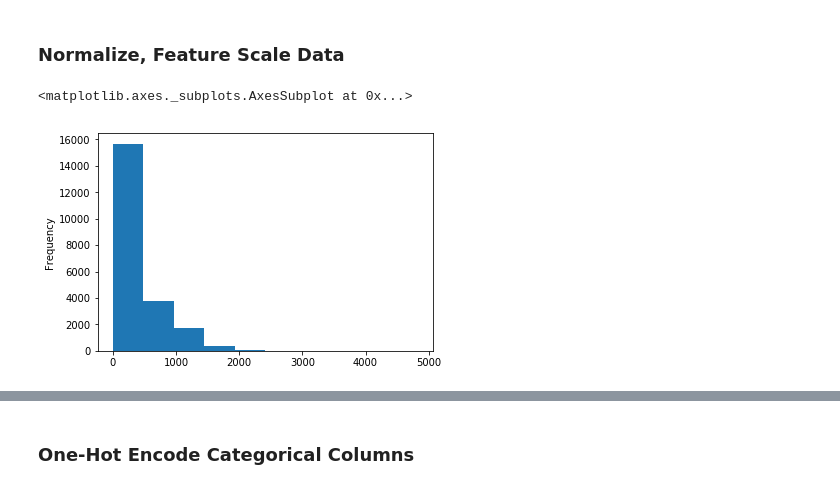
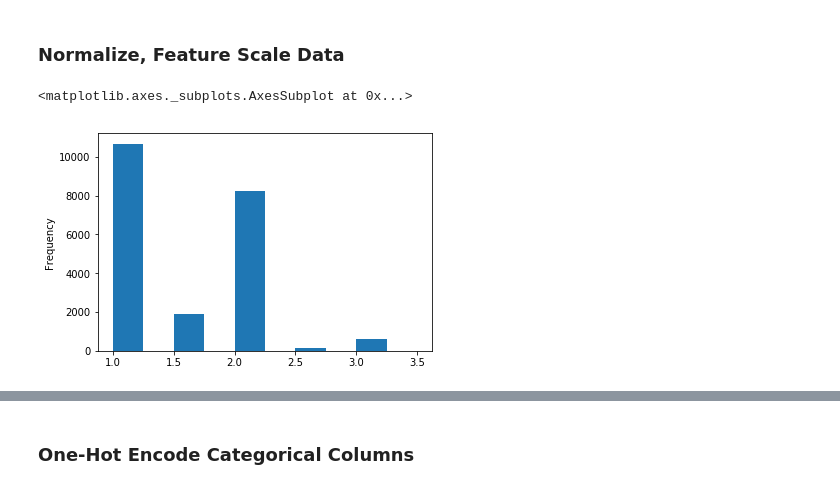
Before and after one commit to jsavory-94/dsc-1-final-project-online-ds-pt-021119, a Jupyter notebook: student.ipynb, the cells around one changed output, grey strips where cells are left out. Saved outputs shown, nothing was run; the diff lists cells and outputs as text; code cells hidden in the pictures.

```diff
--- a/student.ipynb
+++ b/student.ipynb
@@ -152,21 +133,21 @@ df
 # %%
 #---Check columns for normality---
 #price_plot = df.price.plot.hist()
 #price_plot.set_xlim(0,4000000) # Price data has a strong positive skew
 
 #bedrooms_plot = df.bedrooms.plot.hist()
 #bedrooms_plot.set_xlim(0,10) #Bedrooms data is positively skewed
 
 #sqft_lot_plot = df.sqft_lot.plot.hist()
 #sqft_lot_plot.set_xlim(0,500000) #Square foot lot data has strong positive skew
 
-#floors_plot = df.floors.plot.hist()
-#floors_plot #Floors data is positively skewed
+floors_plot = df.floors.plot.hist()
+floors_plot #Floors data is positively skewed
 
-sqft_basement_plot = df.sqft_basement.plot.hist()
-sqft_basement_plot #basement squarefoot data is positively skewed
+#sqft_basement_plot = df.sqft_basement.plot.hist()
+#sqft_basement_plot #basement squarefoot data is positively skewed
 # %% [output]
 <matplotlib.axes._subplots.AxesSubplot at 0x...>
-[figure, old version]
+[figure, new version]
 # %%
 #---Normalize skewed columns---
```
Also changed, not shown: parts of 34 cells of this notebook, 1 other file.
